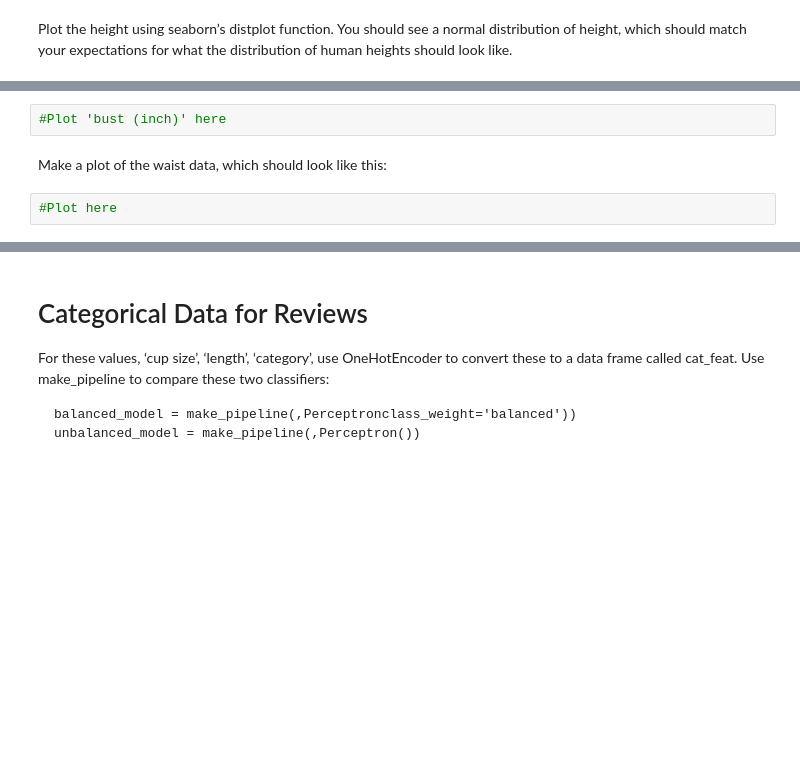
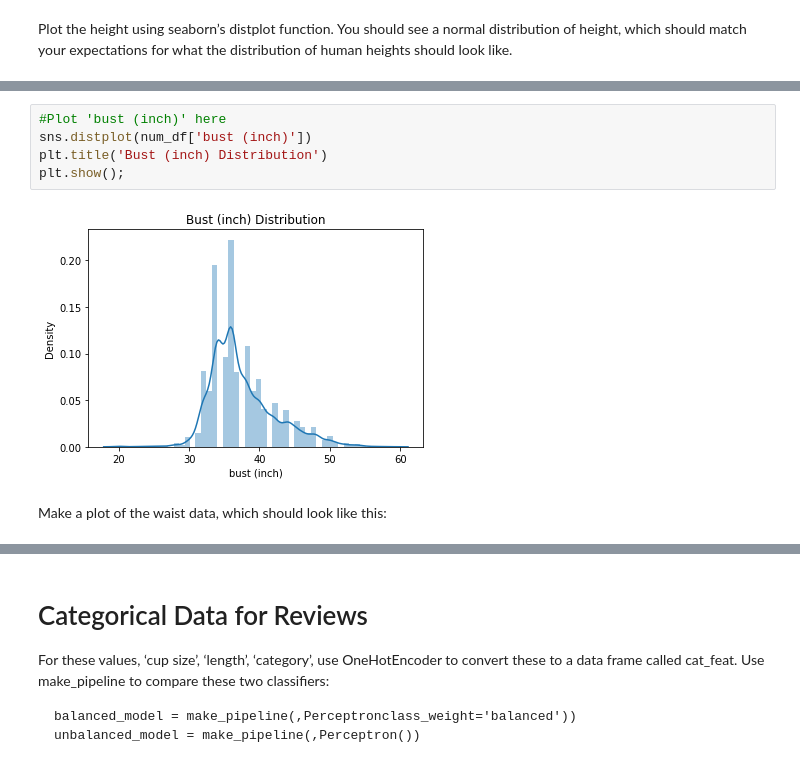
Before and after one commit to zachfreitas/ADS_504_Machine_Learning, a Jupyter notebook: Module_4/Assignment_4/Assignment_Guide_4.ipynb, the cells around one changed output, grey strips where cells are left out. Cells and saved outputs as stored; diff of their text form; blank space fills up the shorter version.

```diff
--- a/Module_4/Assignment_4/Assignment_Guide_4.ipynb
+++ b/Module_4/Assignment_4/Assignment_Guide_4.ipynb
@@ -155,6 +156,9 @@ plt.show();
 # %%
 #Plot 'bust (inch)' here
+sns.distplot(num_df['bust (inch)'])
+plt.title('Bust (inch) Distribution')
+plt.show();
+# %% [output]
+[figure, added]
 # %% [markdown]
 Make a plot of the waist data, which should look like this:
-# %%
-#Plot here
```
Also changed, not shown: parts of 4 cells of this notebook.
